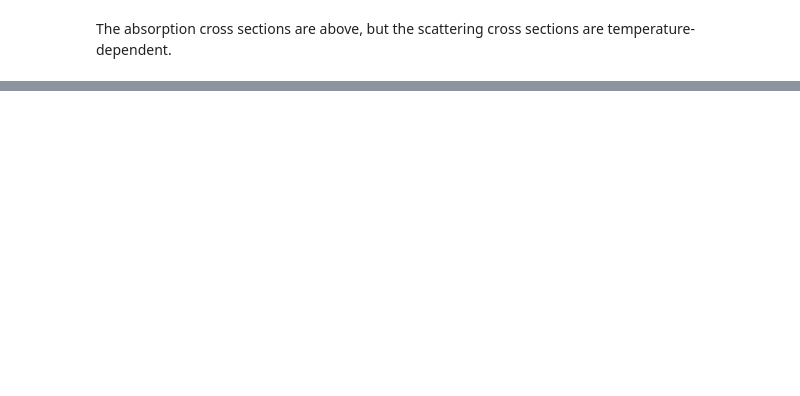
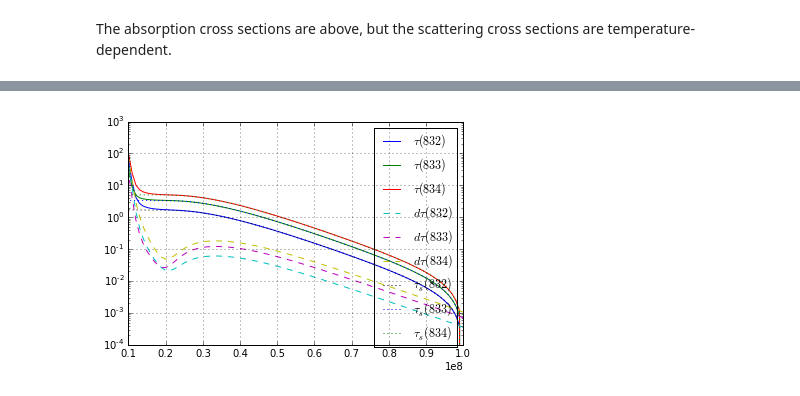
Before and after one commit to georgegeddes/mcrt, a Jupyter notebook: test_mcrt.ipynb, the cells around one changed output, grey strips where cells are left out. Cells and saved outputs as stored; diff of their text form; code cells hidden in the pictures; blank space fills up the shorter version.

```diff
--- a/test_mcrt.ipynb
+++ b/test_mcrt.ipynb
@@ -105,0 +117,11 @@ plt.colorbar();
+# %%
+oplus = auric.retrieve("ionos.dat", ['[e-]'])
+oplus.keys()
+oplus_interp = scipy.interpolate.interp1d(oplus['ALT'][::-1], oplus['[e-]'][::-1], bounds_error=False, fill_value=1e-10)
+ionos_from_auric = oplus_interp(msis_n['ALT'])
+# %%
+# two streams:
+angles = np.array([np.sqrt(1/3.), -np.sqrt(1/3.)])
+angles = np.arccos(angles)
+
+viewing_angles = angles #np.arange(95,160) * np.pi / 180
@@ -105,0 +203,12 @@ plt.colorbar();
+# %%
+lines = [ plt.plot(atmosphere.z, atmosphere.tau[i], label=r"$\tau("+str(832+i)+")$") for i in xrange(3) ]
+lines.append( [ plt.plot(atmosphere.z, atmosphere.dtau[i], label=r"$d\tau("+str(832+i)+")$", ls='--')\
+               for i in xrange(3) ] )
+lines.append([ plt.plot(atmosphere.z, (atmosphere.tau_s[i]), label=r"$\tau_s("+str(i+832)+")$", ls=':')\
+              for i in xrange(3) ])
+plt.legend(loc ='upper right')
+plt.grid()
+
+plt.yscale('log')
+# %% [output]
+[figure, added]
```
Also changed, not shown: parts of 46 cells of this notebook, 3 other files.
